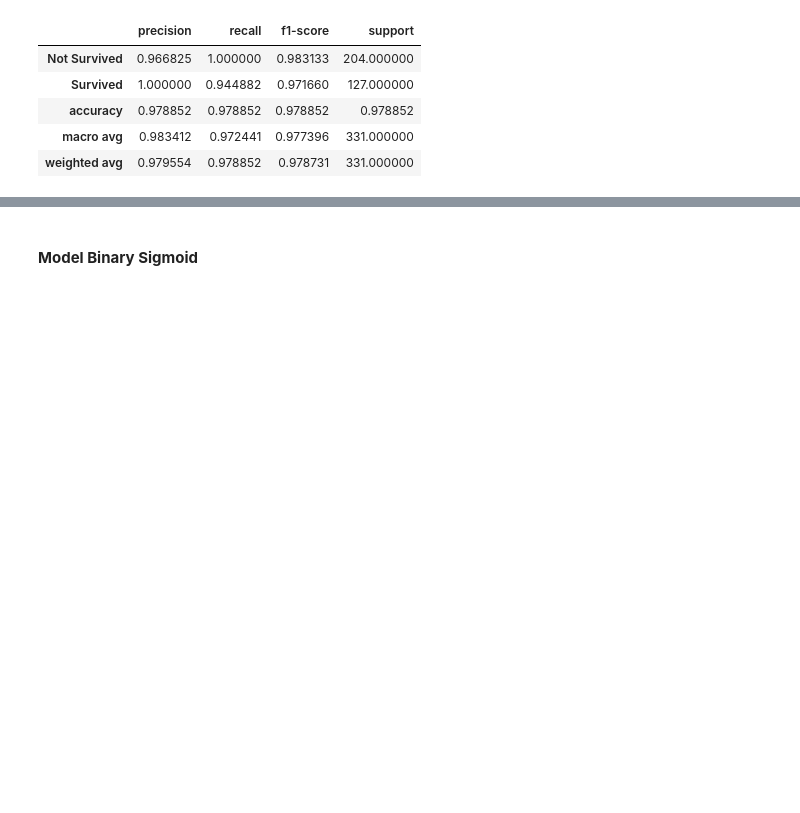
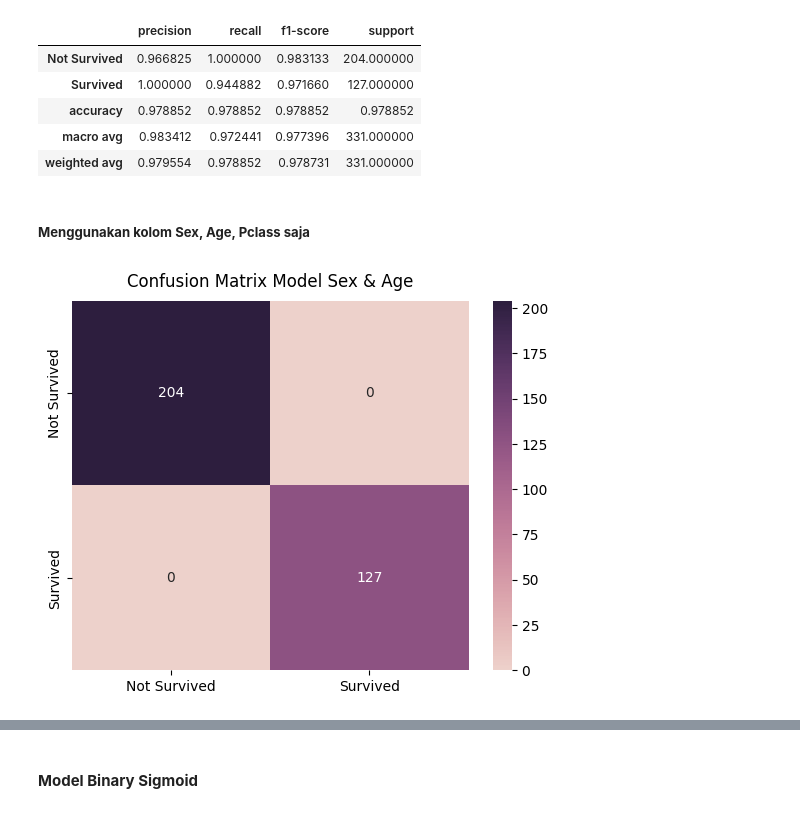
Before and after one commit to WawanWidiantara/Single-Layer-Perceptron, a Jupyter notebook: Single-Layer-Perceptron/slp.ipynb, the cells around one changed output, grey strips where cells are left out. Saved outputs shown, nothing was run; the diff lists cells and outputs as text; code cells hidden in the pictures; blank space fills up the shorter version.

```diff
--- a/Single-Layer-Perceptron/slp.ipynb
+++ b/Single-Layer-Perceptron/slp.ipynb
@@ -172,6 +172,8 @@ class SingleLayerPerceptron:
         self.weights = np.random.uniform(-0.3,0.3, size=input_size+1)
         self.learning_rate = learning_rate
         self.epochs = epochs
+        self.training_accuracy = []
+        self.testing_accuracy = []
 
     def _activation_function(self, x):
         return 1 if x >= 0 else 0
@@ -185,7 +187,7 @@ class SingleLayerPerceptron:
         accuracy = np.mean(predictions == y)
         return accuracy * 100
 
-    def train(self, X_train, y_train):
+    def train(self, X_train, y_train, x_test, y_test):
         for epoch in range(self.epochs):
             for inputs, label in zip(X_train, y_train):
                 prediction = self._predict(inputs)
@@ -196,8 +198,9 @@ class SingleLayerPerceptron:
                 self.weights[0] += self.learning_rate * error
 
             # Calculate training accuracy at each epoch
-            training_accuracy = self._calculate_accuracy(X_train, y_train)
-            print(f"Epoch {epoch + 1}/{self.epochs}: Training Accuracy = {training_accuracy:.2f}%")
+            self.training_accuracy.append(self._calculate_accuracy(X_train, y_train))
+            self.testing_accuracy.append(self._calculate_accuracy(x_test, y_test))
+            # print(f"Epoch {epoch + 1}/{self.epochs}: Training Accuracy = {training_accuracy:.2f}%")
 
     def predict(self, X_test):
         predictions = [self._predict(inputs) for inputs in X_test]
@@ -205,6 +208,9 @@ class SingleLayerPerceptron:
 
     def get_weights(self):
         return self.weights
+
+    def get_accuracy(self):
+        return [self.training_accuracy, self.testing_accuracy]
 # %% [markdown]
 ##### **Data dinormalisasi**
 # %%
@@ -333,3 +285,23 @@ pd.DataFrame(model_report_2col).transpose()
 | accuracy | 0.978852 | 0.978852 | 0.978852 | 0.978852 |
 | macro avg | 0.983412 | 0.972441 | 0.977396 | 331.000000 |
 | weighted avg | 0.979554 | 0.978852 | 0.978731 | 331.000000 |
+# %% [markdown]
+##### **Menggunakan kolom Sex, Age, Pclass saja**
+# %%
+# data train 3 kolom
+x_train_3col = train_normalize.iloc[:, 1:4].values
+y_train_3col = train_normalize.iloc[:, -1].values
+
+# data test 3 kolom
+x_test_3col = test_normalize.iloc[:, 1:4].values
+y_test_3col = test_normalize.iloc[:, -1].values
+# %%
+input_size = x_test_3col.shape[1]
+perceptron_3col = SingleLayerPerceptron(input_size, learning_rate=lr, epochs=epochs)
+perceptron_3col.train(x_test_3col, y_test_3col, x_test_3col, y_test_3col)
+pred_3col = perceptron_3col.predict(x_test_3col)
+# %%
+model_cf_3col = confusion_matrix(y_test_3col, pred_3col)
+plot_cm(model_cf_3col, 'Model Sex & Age')
+# %% [output]
+[figure, added]
```
Also changed, not shown: parts of 10 cells of this notebook.
